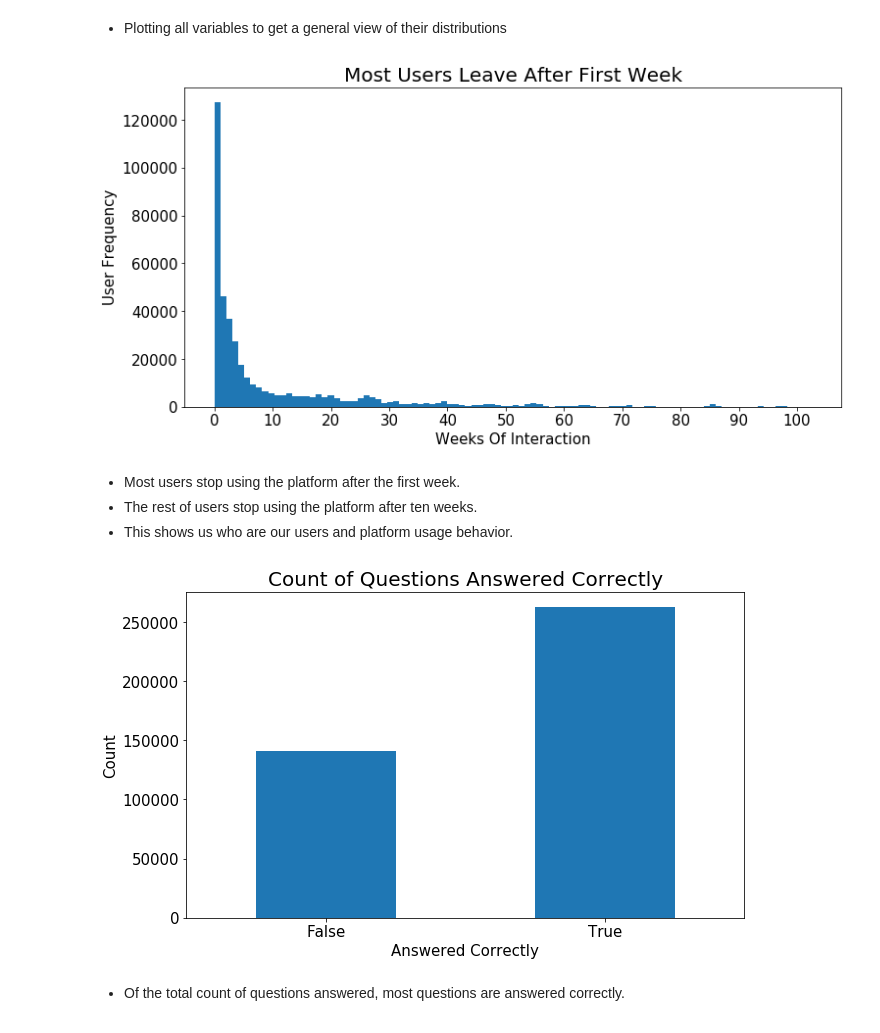
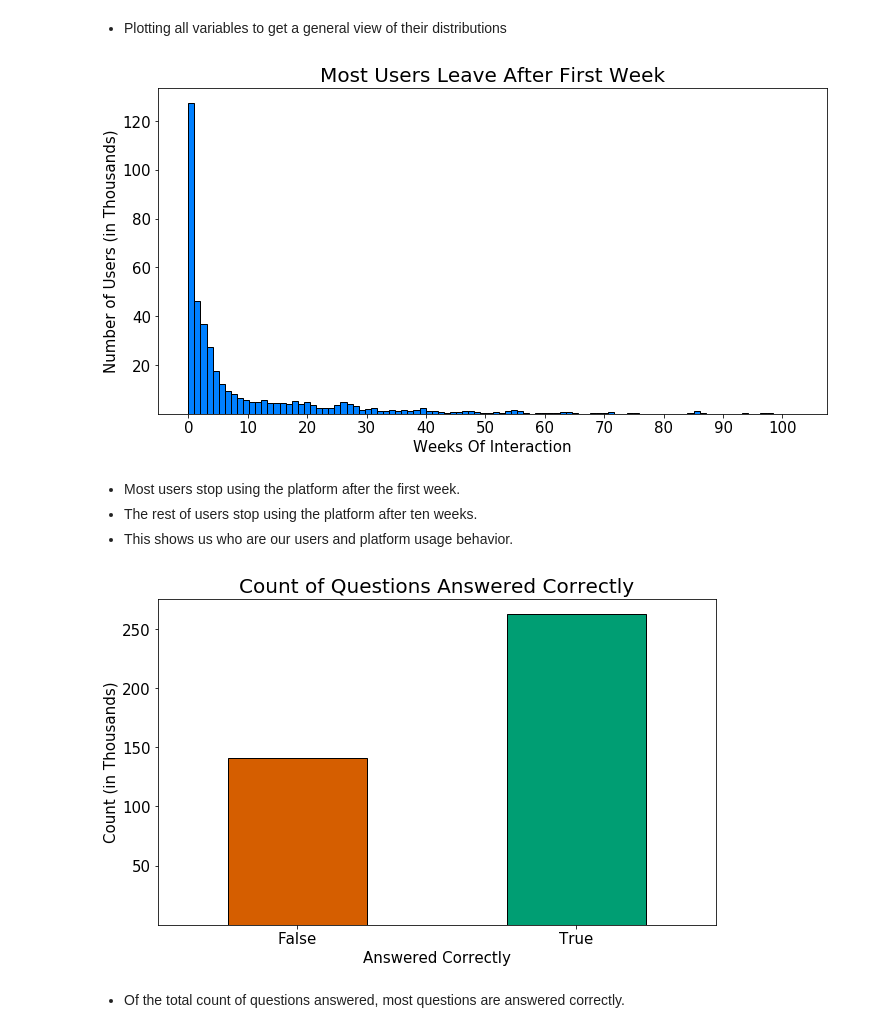
Before and after one commit to Riiid-Team/AI-Learning, a Jupyter notebook: MVP.ipynb, the cells around one changed output. Saved outputs shown, nothing was run; the diff lists cells and outputs as text; code cells hidden in the pictures.

```diff
--- a/MVP.ipynb
+++ b/MVP.ipynb
@@ -245,15 +253,15 @@ plt.show()
 # Had to convert time from in milliseconds to weeks
 ts = df_train['timestamp']/(31536000000/52)
 fig = plt.figure(figsize=(12,6))
-ts.plot.hist(bins=100)
+ts.plot.hist(bins=100, color='#0080ff', ec='black')
 plt.title("Most Users Leave After First Week", fontsize=20)
 plt.xlabel("Weeks Of Interaction", fontsize=15)
-plt.ylabel("User Frequency", fontsize=15)
+plt.ylabel("Number of Users (in Thousands)", fontsize=15)
 plt.xticks(np.linspace(0,100,11),rotation=0, fontsize=15)
-plt.yticks(rotation=0, fontsize=15)
+plt.yticks([20000,40000,60000,80000,100000,120000],labels=['20','40','60','80','100','120'], rotation=0, fontsize=15)
 plt.show()
 # %% [output]
-[figure, old version]
+[figure, new version]
 # %% [markdown]
 - Most users stop using the platform after the first week.
 - The rest of users stop using the platform after ten weeks.
@@ -261,16 +269,16 @@ plt.show()
 # %%
 # Count of Questions Answered Correct
 plt.figure(figsize=(10,6))
-train.answered_correctly.value_counts().sort_index().plot.bar(grid=True)
+train.answered_correctly.value_counts().sort_index().plot.bar(grid=True, color=['#d55e00', '#009e73'], ec='black')
 answer_correctly = train.answered_correctly.mean()
 plt.title("Count of Questions Answered Correctly",fontsize=20)
 plt.xlabel('Answered Correctly',fontsize=15)
-plt.ylabel('Count',fontsize=15)
+plt.ylabel('Count (in Thousands)',fontsize=15)
 plt.xticks([0,1],labels=['False','True'],rotation=0,fontsize=15)
-plt.yticks(rotation=0,fontsize=15)
+plt.yticks([50000,100000,150000,200000,250000],labels=['50','100','150','200','250'],rotation=0,fontsize=15)
 plt.grid(False)
 plt.show()
 # %% [output]
-[figure, old version]
+[figure, new version]
 # %% [markdown]
 - Of the total count of questions answered, most questions are answered correctly.
```
Also changed, not shown: parts of 34 cells of this notebook.
